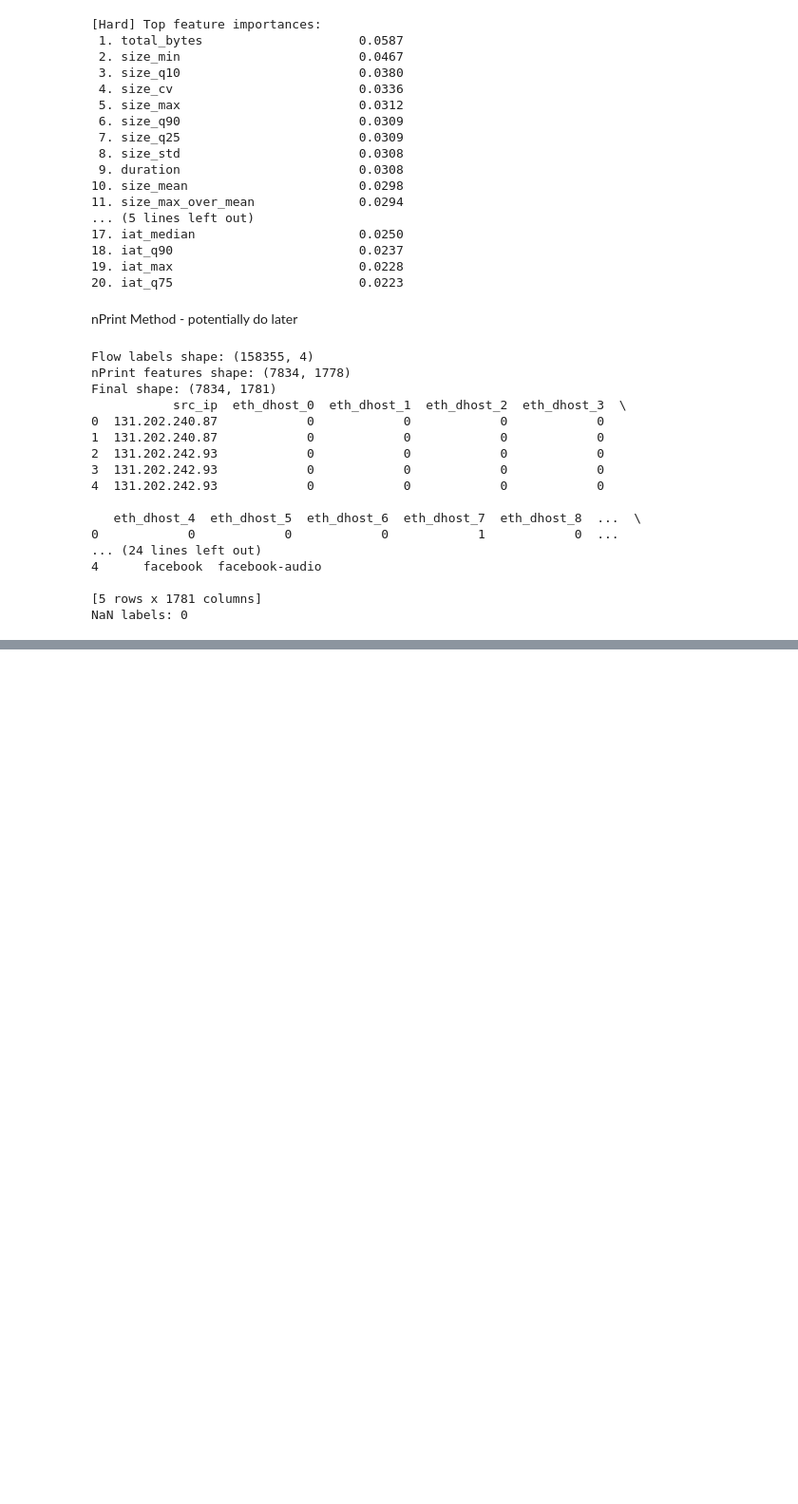
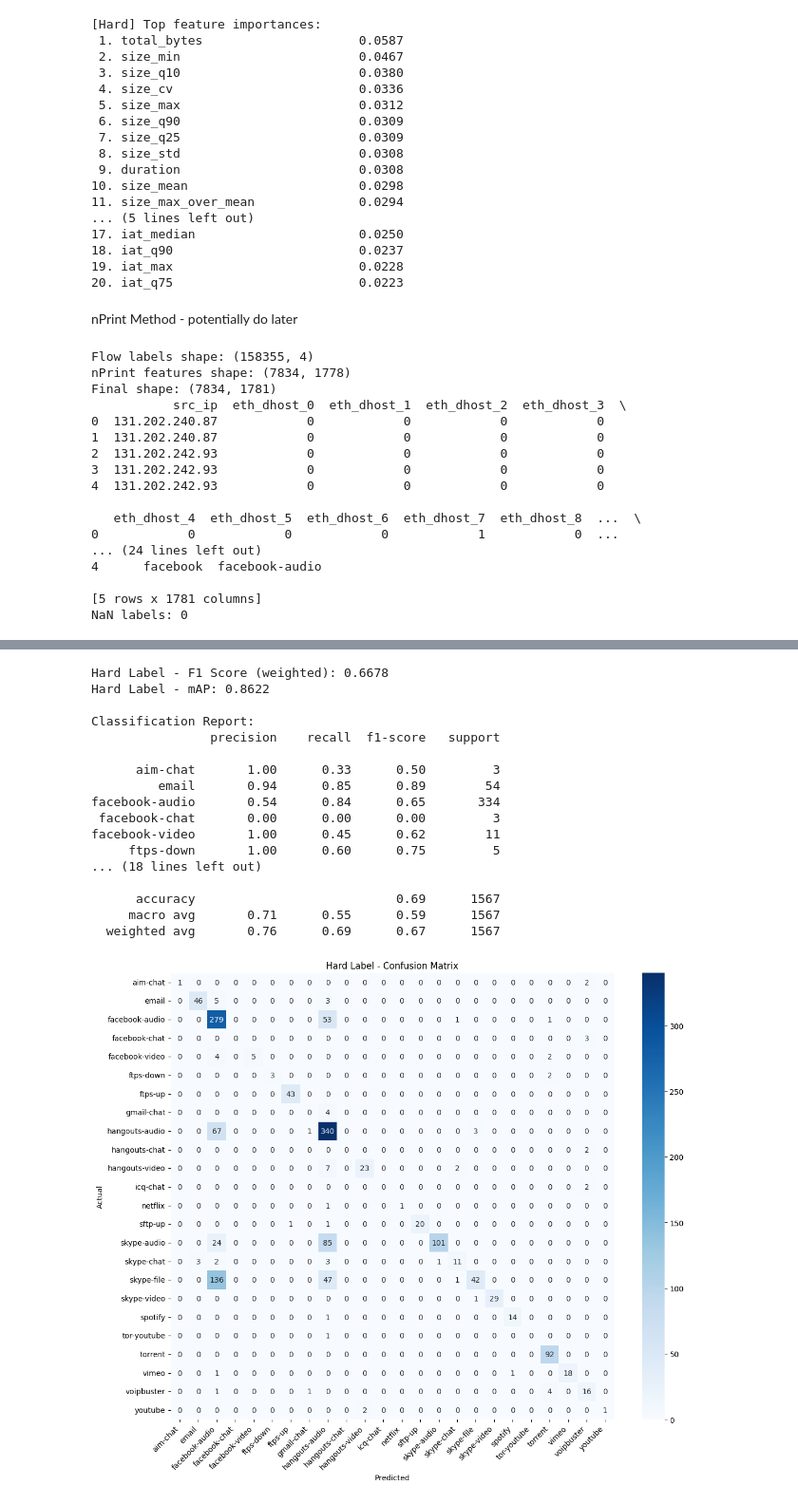
Before and after one commit to faizHilaly/ml_systems_final, a Jupyter notebook: final copy.ipynb, the cells around one changed output, grey strips where cells are left out. Shown at 95% size. Drawn from its saved outputs; the diff is of its cells as text; code cells hidden in the pictures; blank space fills up the shorter version.

```diff
--- a/final copy.ipynb
+++ b/final copy.ipynb
@@ -1249,0 +1418,75 @@ NaN labels: 0
+# %%
+# Step 3: Hard Label Classification
+
+y_hard = final_df["hard_label"]
+
+# Encode labels
+le_hard = LabelEncoder()
+y_hard_encoded = le_hard.fit_transform(y_hard)
+
+# Train/test split
+X_train, X_test, y_train, y_test = train_test_split(
+    X, y_hard_encoded, test_size=0.2, random_state=42, stratify=y_hard_encoded
+)
+
+# Train Random Forest
+rf_hard = RandomForestClassifier(
+    max_depth=10,
+    n_estimators=100,
+    min_samples_split=5,
+    min_samples_leaf=2,
+    random_state=42,
+    n_jobs=-1
+)
+rf_hard.fit(X_train, y_train)
+
+# Predictions
+y_pred_hard = rf_hard.predict(X_test)
+y_proba_hard = rf_hard.predict_proba(X_test)
+
+# Metrics
+f1_hard = f1_score(y_test, y_pred_hard, average='weighted')
+print(f"Hard Label - F1 Score (weighted): {f1_hard:.4f}")
+
+# mAP
+map_hard = np.mean([
+    average_precision_score((y_test == i).astype(int), y_proba_hard[:, i])
+    for i in range(len(le_hard.classes_))
+])
+print(f"Hard Label - mAP: {map_hard:.4f}")
+
+# Classification report
+print("\nClassification Report:")
+print(classification_report(y_test, y_pred_hard, target_names=le_hard.classes_))
+
+# Confusion matrix
+cm_hard = confusion_matrix(y_test, y_pred_hard)
+plt.figure(figsize=(12, 10))
+sns.heatmap(cm_hard, annot=True, fmt='d', cmap='Blues',
+            xticklabels=le_hard.classes_, yticklabels=le_hard.classes_)
+plt.title('Hard Label - Confusion Matrix')
+plt.xlabel('Predicted')
+plt.ylabel('Actual')
+plt.xticks(rotation=45, ha='right')
+plt.yticks(rotation=0)
+plt.tight_layout()
+plt.show()
+# %% [output]
+Hard Label - F1 Score (weighted): 0.6678
+Hard Label - mAP: 0.8622
+
+Classification Report:
+                precision    recall  f1-score   support
+
+      aim-chat       1.00      0.33      0.50         3
+         email       0.94      0.85      0.89        54
+facebook-audio       0.54      0.84      0.65       334
+ facebook-chat       0.00      0.00      0.00         3
+facebook-video       1.00      0.45      0.62        11
+     ftps-down       1.00      0.60      0.75         5
+... (18 lines left out)
+
+      accuracy                           0.69      1567
+     macro avg       0.71      0.55      0.59      1567
+  weighted avg       0.76      0.69      0.67      1567
+[figure, added]
```
Also changed, not shown: parts of 3 cells of this notebook.
